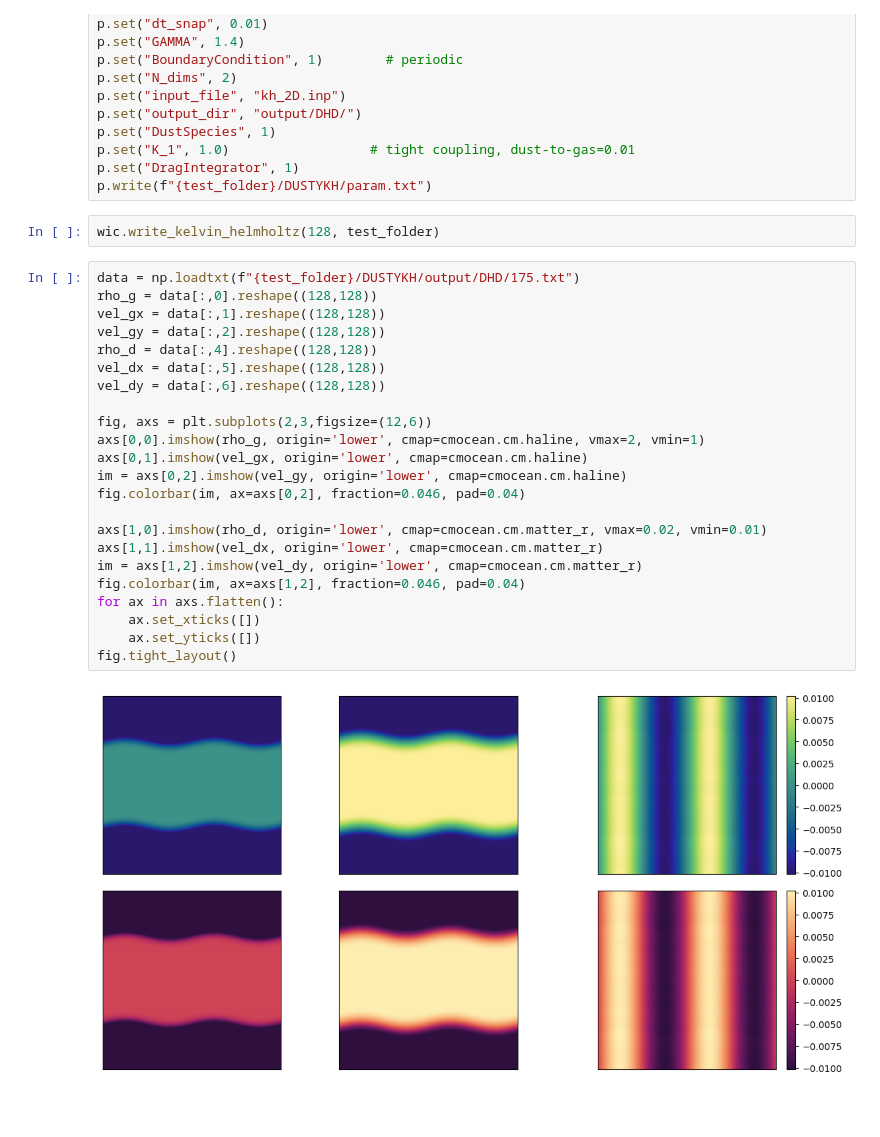
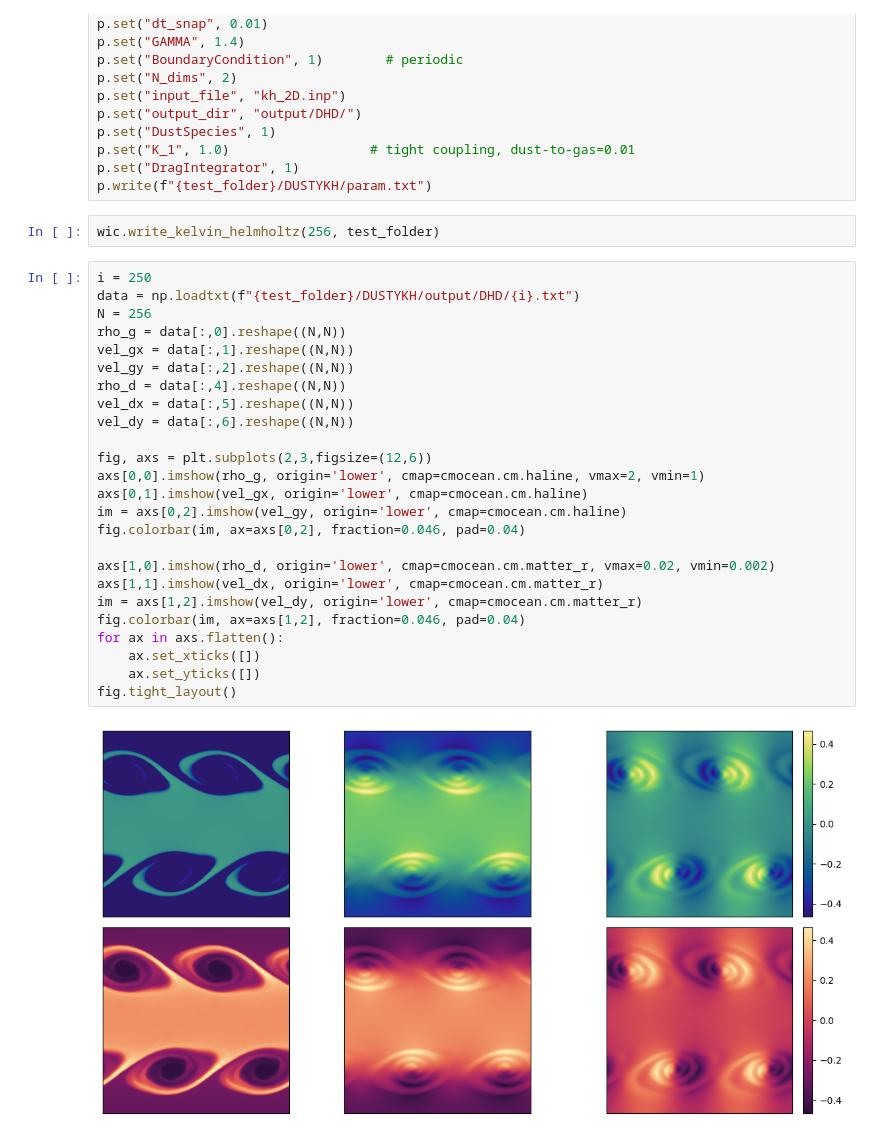
Before and after one commit to Giovanni-Tedeschi/pigpen, a Jupyter notebook: tests.ipynb, the cells around one changed output. Saved outputs shown, nothing was run; the diff lists cells and outputs as text; blank space fills up the shorter version.

```diff
--- a/tests.ipynb
+++ b/tests.ipynb
@@ -610,29 +611,31 @@ p.set("K_1", 1.0)                  # tight coupling, dust-to-gas=0.01
 p.set("DragIntegrator", 1)
 p.write(f"{test_folder}/DUSTYKH/param.txt")
 # %%
-wic.write_kelvin_helmholtz(128, test_folder)
+wic.write_kelvin_helmholtz(256, test_folder)
 # %%
-data = np.loadtxt(f"{test_folder}/DUSTYKH/output/DHD/175.txt")
-rho_g = data[:,0].reshape((128,128))
-vel_gx = data[:,1].reshape((128,128))
-vel_gy = data[:,2].reshape((128,128))
-rho_d = data[:,4].reshape((128,128))
-vel_dx = data[:,5].reshape((128,128))
-vel_dy = data[:,6].reshape((128,128))
+i = 250
+data = np.loadtxt(f"{test_folder}/DUSTYKH/output/DHD/{i}.txt")
+N = 256
+rho_g = data[:,0].reshape((N,N))
+vel_gx = data[:,1].reshape((N,N))
+vel_gy = data[:,2].reshape((N,N))
+rho_d = data[:,4].reshape((N,N))
+vel_dx = data[:,5].reshape((N,N))
+vel_dy = data[:,6].reshape((N,N))
 
 fig, axs = plt.subplots(2,3,figsize=(12,6))
 axs[0,0].imshow(rho_g, origin='lower', cmap=cmocean.cm.haline, vmax=2, vmin=1)
 axs[0,1].imshow(vel_gx, origin='lower', cmap=cmocean.cm.haline)
 im = axs[0,2].imshow(vel_gy, origin='lower', cmap=cmocean.cm.haline)
 fig.colorbar(im, ax=axs[0,2], fraction=0.046, pad=0.04)
 
-axs[1,0].imshow(rho_d, origin='lower', cmap=cmocean.cm.matter_r, vmax=0.02, vmin=0.01)
+axs[1,0].imshow(rho_d, origin='lower', cmap=cmocean.cm.matter_r, vmax=0.02, vmin=0.002)
 axs[1,1].imshow(vel_dx, origin='lower', cmap=cmocean.cm.matter_r)
 im = axs[1,2].imshow(vel_dy, origin='lower', cmap=cmocean.cm.matter_r)
 fig.colorbar(im, ax=axs[1,2], fraction=0.046, pad=0.04)
 for ax in axs.flatten():
     ax.set_xticks([])
     ax.set_yticks([])
 fig.tight_layout()
 # %% [output]
-[figure, old version]
+[figure, new version]
```
Also changed, not shown: parts of 15 cells of this notebook, 7 other files.
